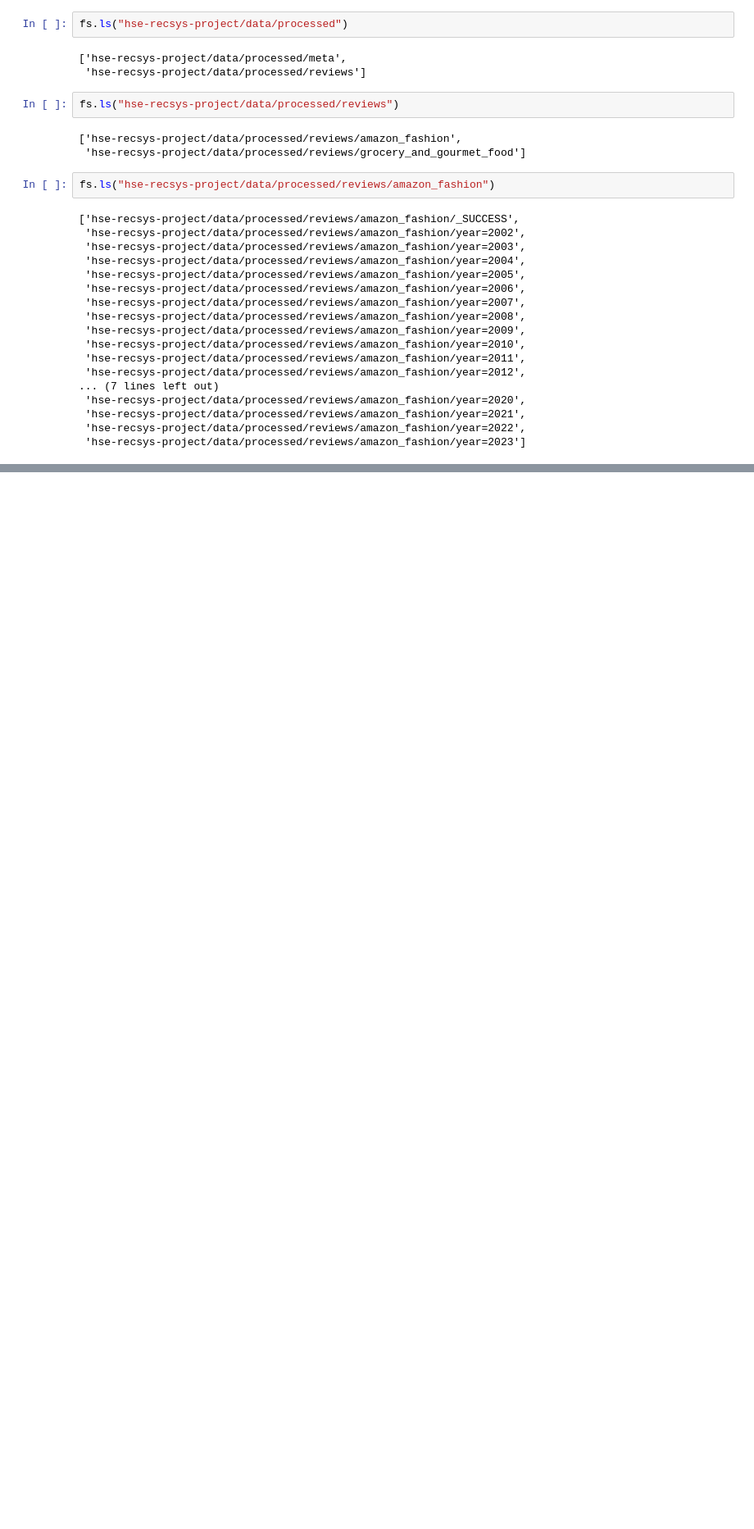
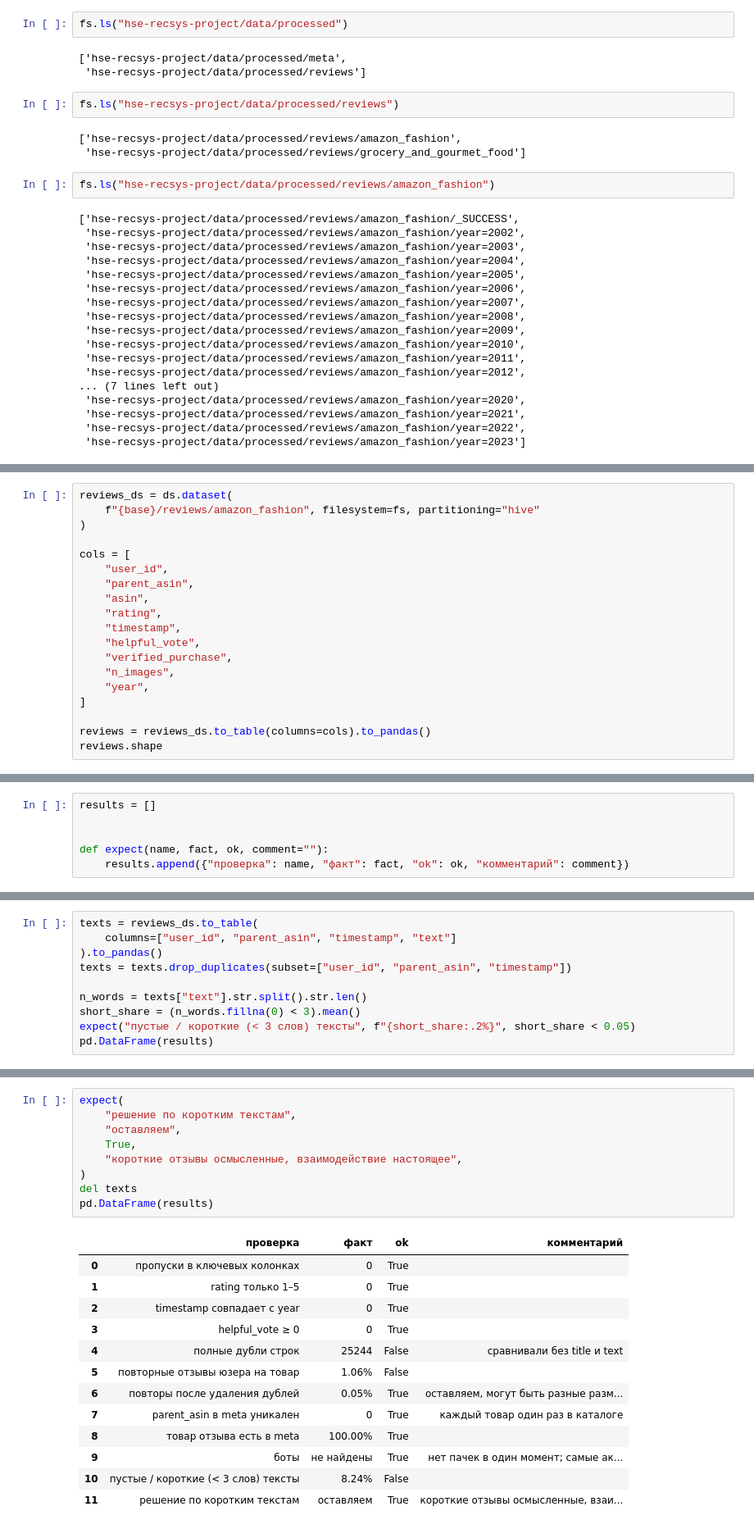
Before and after one commit to LevKhoriak/hse-ai-26-recsys-team-120, a Jupyter notebook: notebooks/eda_stage1.ipynb, the cells around one changed output, grey strips where cells are left out. Shown at 82% size. Saved outputs shown, nothing was run; the diff lists cells and outputs as text; blank space fills up the shorter version.

Commit message:
EDA Fashion: часть А, проверки качества

```diff
--- a/notebooks/eda_stage1.ipynb
+++ b/notebooks/eda_stage1.ipynb
@@ -50,0 +156,19 @@ fs.ls("hse-recsys-project/data/processed/reviews/amazon_fashion")
+# %%
+reviews_ds = ds.dataset(
+    f"{base}/reviews/amazon_fashion", filesystem=fs, partitioning="hive"
+)
+
+cols = [
+    "user_id",
+    "parent_asin",
+    "asin",
+    "rating",
+    "timestamp",
+    "helpful_vote",
+    "verified_purchase",
+    "n_images",
+    "year",
+]
+
+reviews = reviews_ds.to_table(columns=cols).to_pandas()
+reviews.shape
@@ -50,0 +217,6 @@ fs.ls("hse-recsys-project/data/processed/reviews/amazon_fashion")
+# %%
+results = []
+
+
+def expect(name, fact, ok, comment=""):
+    results.append({"проверка": name, "факт": fact, "ok": ok, "комментарий": comment})
@@ -50,0 +399,10 @@ fs.ls("hse-recsys-project/data/processed/reviews/amazon_fashion")
+# %%
+texts = reviews_ds.to_table(
+    columns=["user_id", "parent_asin", "timestamp", "text"]
+).to_pandas()
+texts = texts.drop_duplicates(subset=["user_id", "parent_asin", "timestamp"])
+
+n_words = texts["text"].str.split().str.len()
+short_share = (n_words.fillna(0) < 3).mean()
+expect("пустые / короткие (< 3 слов) тексты", f"{short_share:.2%}", short_share < 0.05)
+pd.DataFrame(results)
@@ -50,0 +446,23 @@ fs.ls("hse-recsys-project/data/processed/reviews/amazon_fashion")
+# %%
+expect(
+    "решение по коротким текстам",
+    "оставляем",
+    True,
+    "короткие отзывы осмысленные, взаимодействие настоящее",
+)
+del texts
+pd.DataFrame(results)
+# %% [output]
+|  | проверка | факт | ok | комментарий |
+| 0 | пропуски в ключевых колонках | 0 | True |  |
+| 1 | rating только 1–5 | 0 | True |  |
+| 2 | timestamp совпадает с year | 0 | True |  |
+| 3 | helpful_vote ≥ 0 | 0 | True |  |
+| 4 | полные дубли строк | 25244 | False | сравнивали без title и text |
+| 5 | повторные отзывы юзера на товар | 1.06% | False |  |
+| 6 | повторы после удаления дублей | 0.05% | True | оставляем, могут быть разные разм... |
+| 7 | parent_asin в meta уникален | 0 | True | каждый товар один раз в каталоге |
+| 8 | товар отзыва есть в meta | 100.00% | True |  |
+| 9 | боты | не найдены | True | нет пачек в один момент; самые ак... |
+| 10 | пустые / короткие (< 3 слов) тексты | 8.24% | False |  |
+| 11 | решение по коротким текстам | оставляем | True | короткие отзывы осмысленные, взаи... |
```
Also changed, not shown: parts of 40 cells of this notebook.
